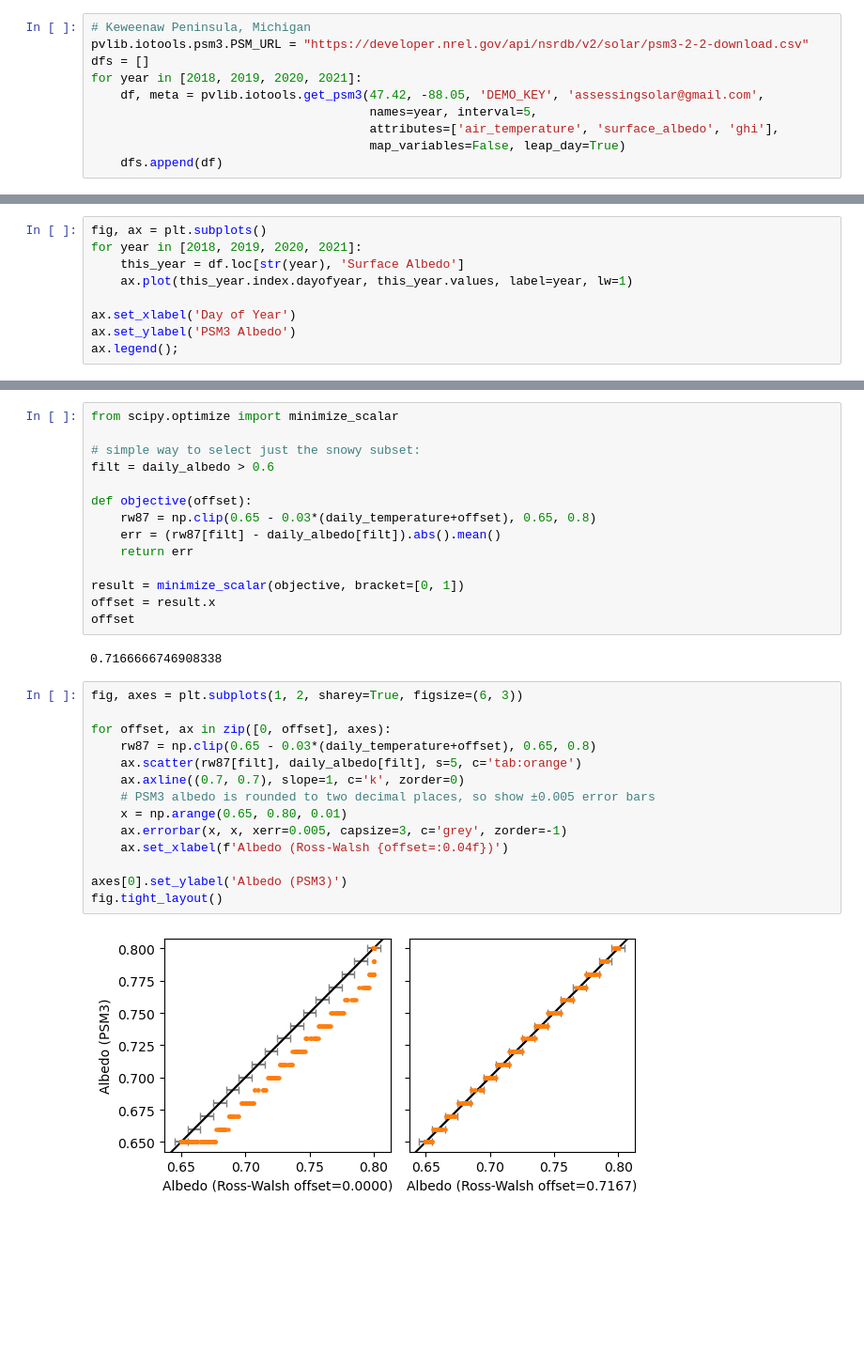
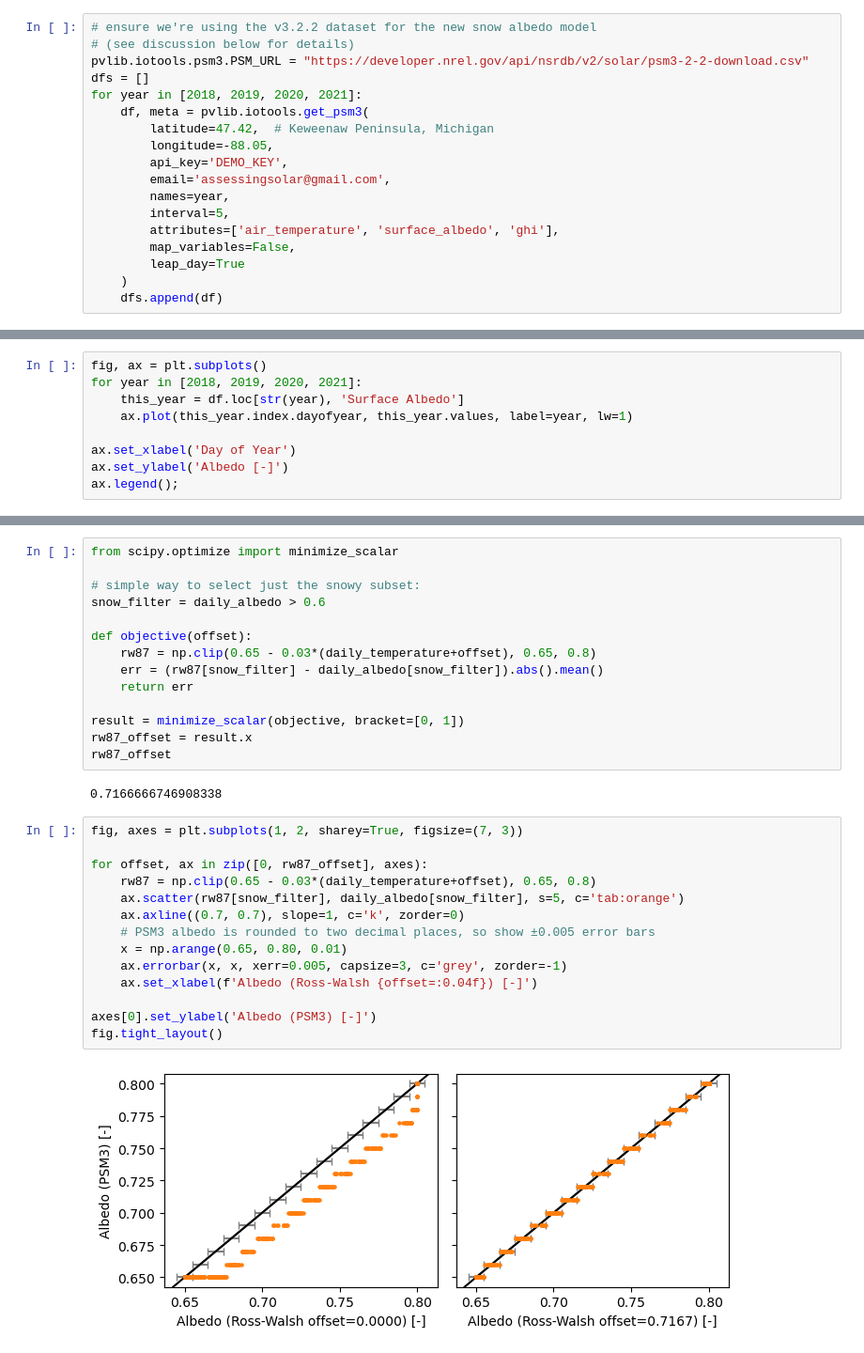
Before and after one commit to AssessingSolar/unofficial-psm3-userguide, a Jupyter notebook: source/pages/albedo.ipynb, the cells around one changed output, grey strips where cells are left out. Shown at 94% size. Cells and saved outputs as stored; diff of their text form; blank space fills up the shorter version.

```diff
--- a/source/pages/albedo.ipynb
+++ b/source/pages/albedo.ipynb
@@ -12,14 +12,22 @@ import numpy as np
 import pandas as pd
 import matplotlib.pyplot as plt
 # %%
-# Keweenaw Peninsula, Michigan
+# ensure we're using the v3.2.2 dataset for the new snow albedo model
+# (see discussion below for details)
 pvlib.iotools.psm3.PSM_URL = "https://developer.nrel.gov/api/nsrdb/v2/solar/psm3-2-2-download.csv"
 dfs = []
 for year in [2018, 2019, 2020, 2021]:
-    df, meta = pvlib.iotools.get_psm3(47.42, -88.05, 'DEMO_KEY', 'assessingsolar@gmail.com',
-                                      names=year, interval=5,
-                                      attributes=['air_temperature', 'surface_albedo', 'ghi'],
-                                      map_variables=False, leap_day=True)
+    df, meta = pvlib.iotools.get_psm3(
+        latitude=47.42,  # Keweenaw Peninsula, Michigan
+        longitude=-88.05,
+        api_key='DEMO_KEY',
+        email='assessingsolar@gmail.com',
+        names=year,
+        interval=5,
+        attributes=['air_temperature', 'surface_albedo', 'ghi'],
+        map_variables=False,
+        leap_day=True
+    )
     dfs.append(df)
 # %%
 df = pd.concat(dfs)
@@ -71,6 +79,6 @@ for year in [2018, 2019, 2020, 2021]:
     ax.plot(this_year.index.dayofyear, this_year.values, label=year, lw=1)
 
 ax.set_xlabel('Day of Year')
-ax.set_ylabel('PSM3 Albedo')
+ax.set_ylabel('Albedo [-]')
 ax.legend();
 # %% [output]
@@ -108,34 +116,34 @@ Now, let's determine the value of the shift and show that the PSM3 values are ot
 from scipy.optimize import minimize_scalar
 
 # simple way to select just the snowy subset:
-filt = daily_albedo > 0.6
+snow_filter = daily_albedo > 0.6
 
 def objective(offset):
     rw87 = np.clip(0.65 - 0.03*(daily_temperature+offset), 0.65, 0.8)
-    err = (rw87[filt] - daily_albedo[filt]).abs().mean()
+    err = (rw87[snow_filter] - daily_albedo[snow_filter]).abs().mean()
     return err
 
 result = minimize_scalar(objective, bracket=[0, 1])
-offset = result.x
-offset
+rw87_offset = result.x
+rw87_offset
 # %% [output]
 0.7166666746908338
 # %%
-fig, axes = plt.subplots(1, 2, sharey=True, figsize=(6, 3))
+fig, axes = plt.subplots(1, 2, sharey=True, figsize=(7, 3))
 
-for offset, ax in zip([0, offset], axes):
+for offset, ax in zip([0, rw87_offset], axes):
     rw87 = np.clip(0.65 - 0.03*(daily_temperature+offset), 0.65, 0.8)
-    ax.scatter(rw87[filt], daily_albedo[filt], s=5, c='tab:orange')
+    ax.scatter(rw87[snow_filter], daily_albedo[snow_filter], s=5, c='tab:orange')
     ax.axline((0.7, 0.7), slope=1, c='k', zorder=0)
     # PSM3 albedo is rounded to two decimal places, so show ±0.005 error bars
     x = np.arange(0.65, 0.80, 0.01)
     ax.errorbar(x, x, xerr=0.005, capsize=3, c='grey', zorder=-1)
-    ax.set_xlabel(f'Albedo (Ross-Walsh {offset=:0.04f})')
+    ax.set_xlabel(f'Albedo (Ross-Walsh {offset=:0.04f}) [-]')
 
-axes[0].set_ylabel('Albedo (PSM3)')
+axes[0].set_ylabel('Albedo (PSM3) [-]')
 fig.tight_layout()
 # %% [output]
-[figure, old version]
+[figure, new version]
 # %%
 %load_ext watermark
 %watermark --iversions -u -d -t
```
Also changed, not shown: parts of 6 cells of this notebook.
